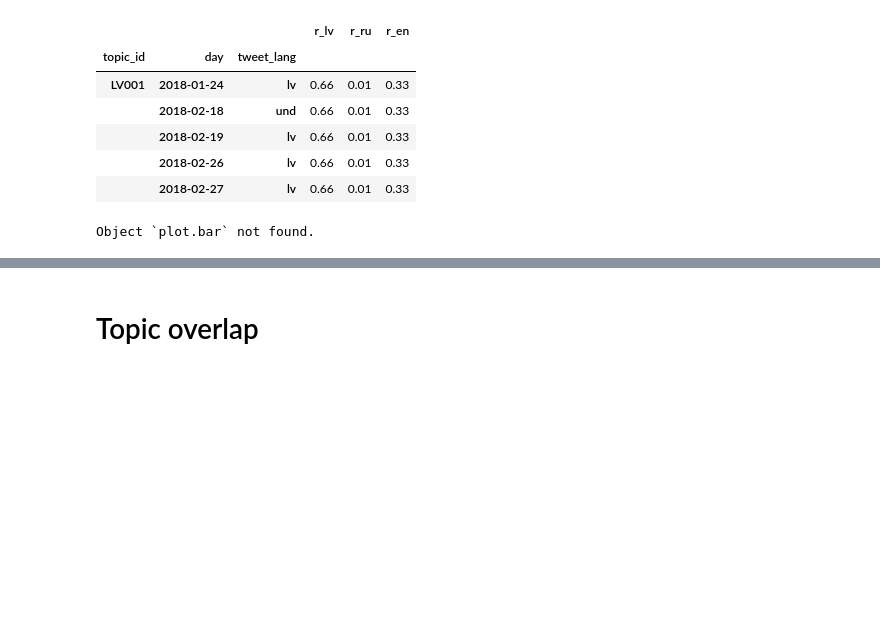
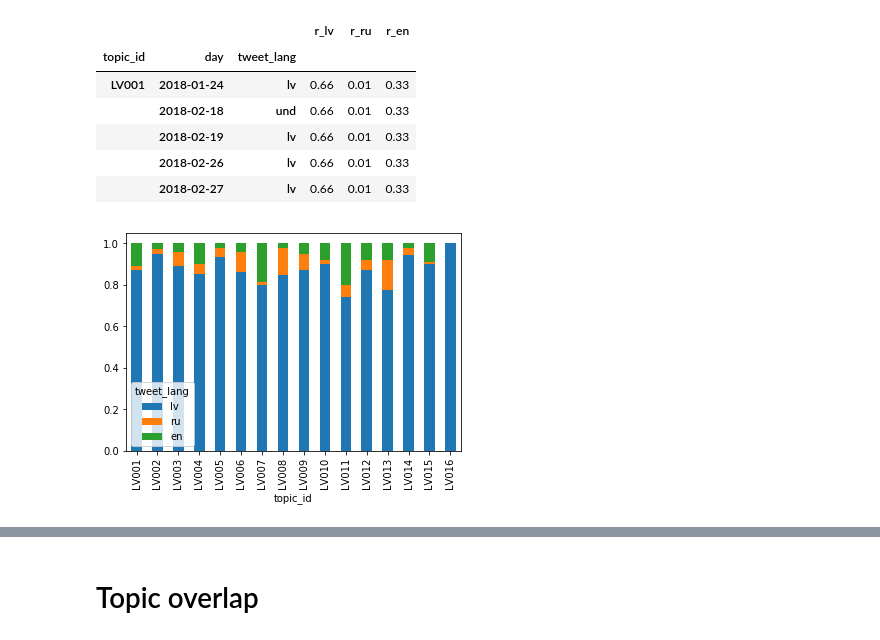
Before and after one commit to dimazest/2018-lv2, a Jupyter notebook: supplement/notebook.ipynb, the cells around one changed output, grey strips where cells are left out. Drawn from its saved outputs; the diff is of its cells as text; code cells hidden in the pictures; blank space fills up the shorter version.

```diff
--- a/supplement/notebook.ipynb
+++ b/supplement/notebook.ipynb
@@ -378,20 +378,20 @@ relevance_judgments_lang_pref.loc[['LV001']].head()
 # %%
 _ = (
     relevance_judgments_lang_pref
     .groupby(level=['topic_id', 'tweet_lang']).size()
     .unstack('tweet_lang', fill_value=0)
     [['lv', 'ru', 'en']]
 )
 
 _total = _.sum(axis='columns')
 
 __ = _.divide(_total, axis='rows')
 
 __['total'] = _total
 __.style.format({'lv': '{:.1%}', 'ru': '{:.1%}', 'en': '{:.1%}'})
 
 __.to_latex('figures/topic_lang_counts.tex', float_format='{:.1%}'.format)
 
-__[['lv', 'ru', 'en']].plot.bar?
+__[['lv', 'ru', 'en']].plot.bar(stacked=True);
 # %% [output]
-Object `plot.bar` not found.
+[figure, added]
```
Also changed, not shown: parts of 20 cells of this notebook, 21 other files.
